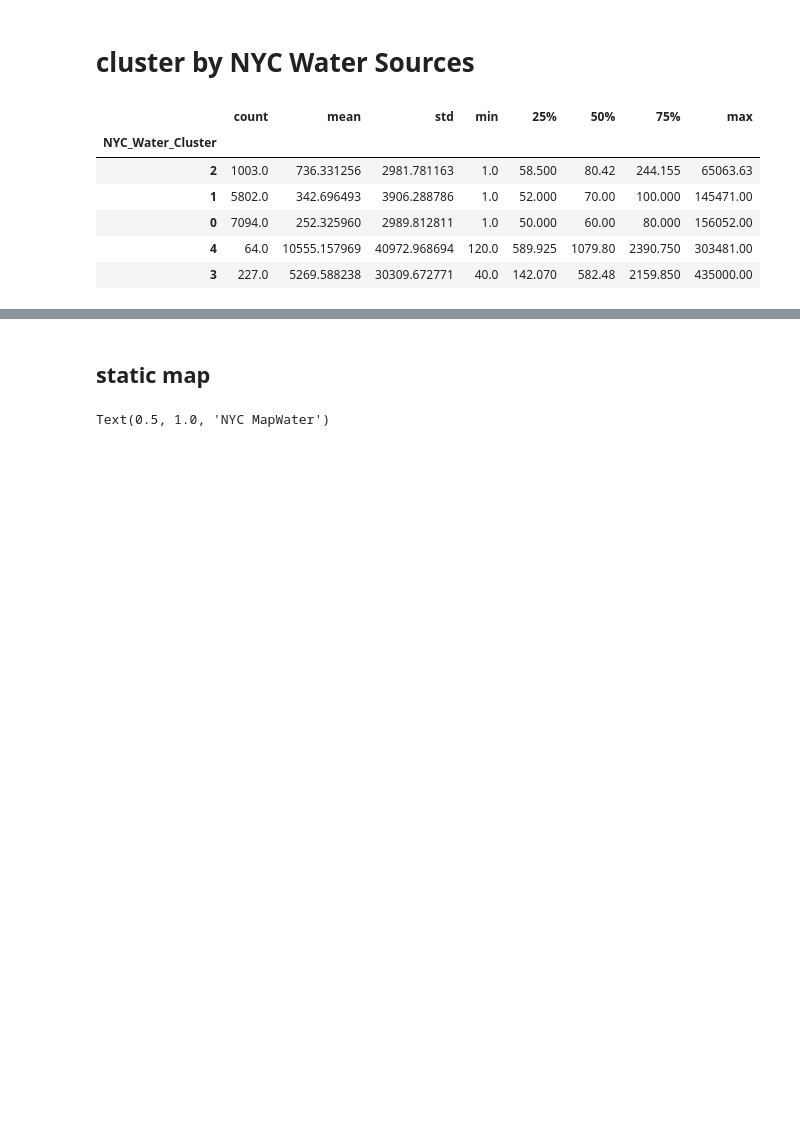
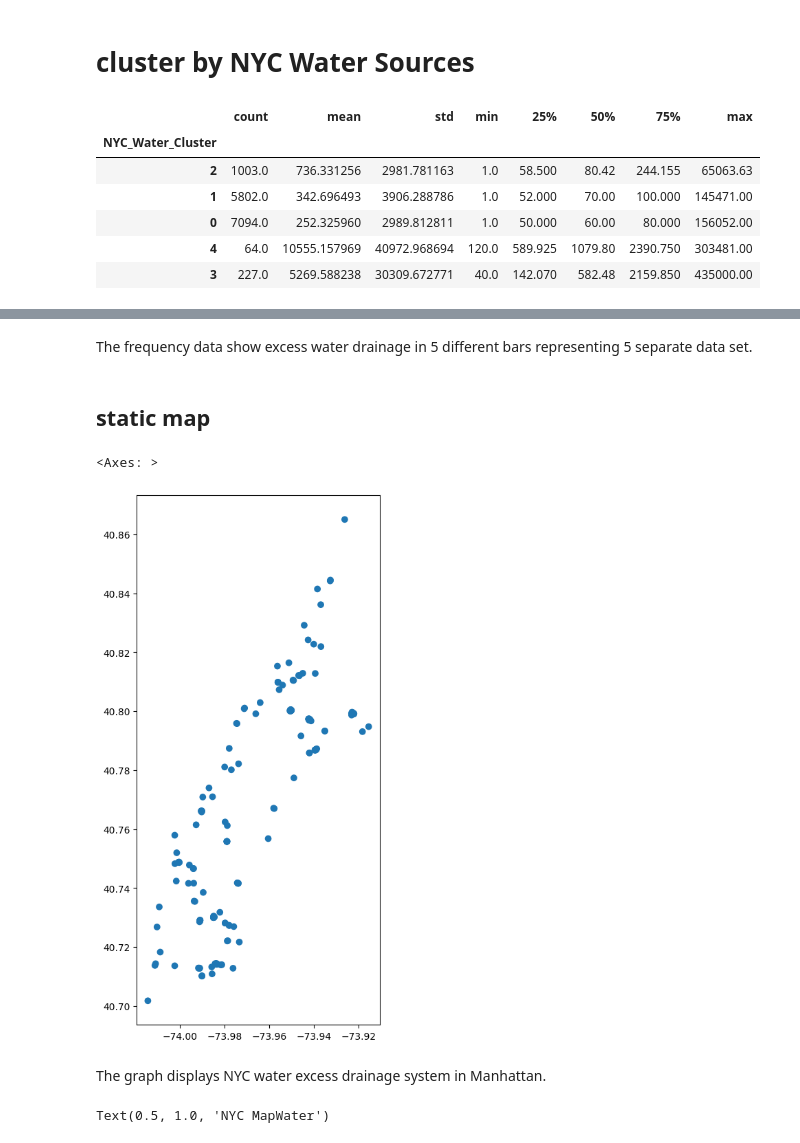
Before and after one commit to jjk2256/CDP-Mapping-Systems, a Jupyter notebook: Assignments/01_vector_data_apisJuliaKwon.ipynb, the cells around one changed output, grey strips where cells are left out. Cells and saved outputs as stored; diff of their text form; code cells hidden in the pictures; blank space fills up the shorter version.

```diff
--- a/Assignments/01_vector_data_apisJuliaKwon.ipynb
+++ b/Assignments/01_vector_data_apisJuliaKwon.ipynb
@@ -209,5 +211,14 @@ pluto_ogrio["NYC_Water_Cluster"].plot.hist(bins=5, alpha=0.5)
+# %% [markdown]
+The frequency data show excess water drainage in 5 different bars representing 5 separate data set.
 # %% [markdown]
 ## static map
+# %%
+pluto_ogrio[pluto_ogrio.borough.eq("Manhattan")].plot(column="nyc_waters",figsize=(10,10))
+# %% [output]
+<Axes: >
+[figure, added]
+# %% [markdown]
+The graph displays NYC water excess drainage system in Manhattan.
 # %%
 pluto_ogrio.plot(figsize=(10, 10)).set_axis_off()
 plt.title("NYC MapWater")
```
Also changed, not shown: parts of 11 cells of this notebook.
